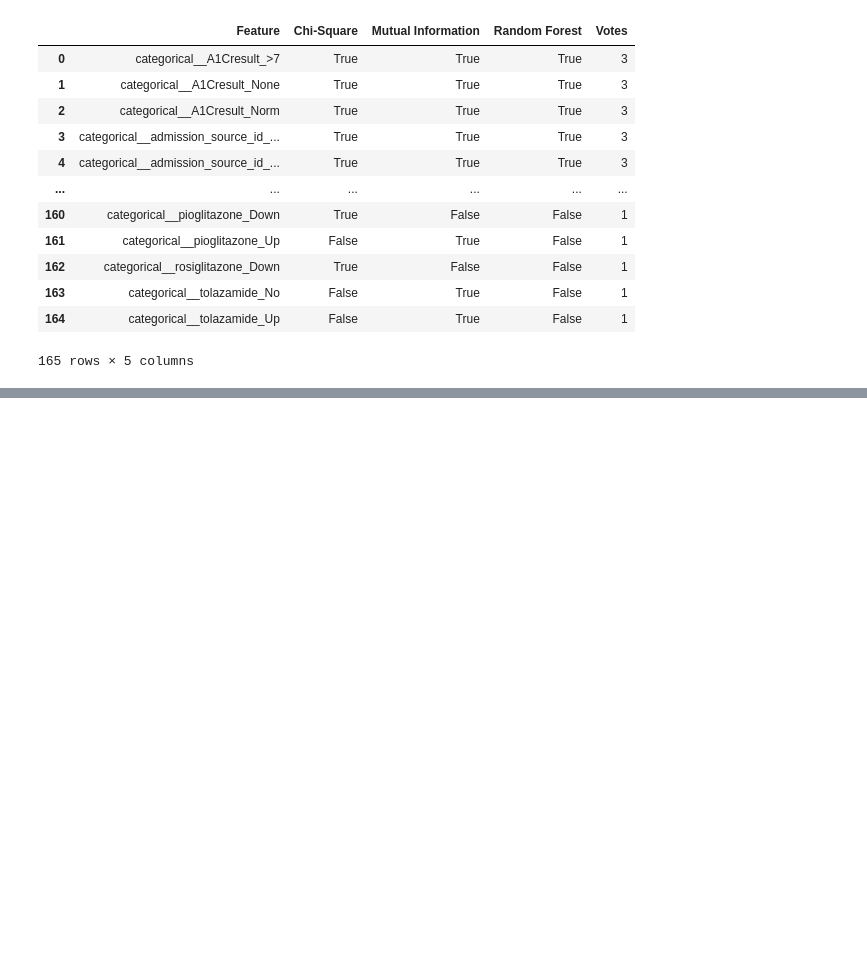
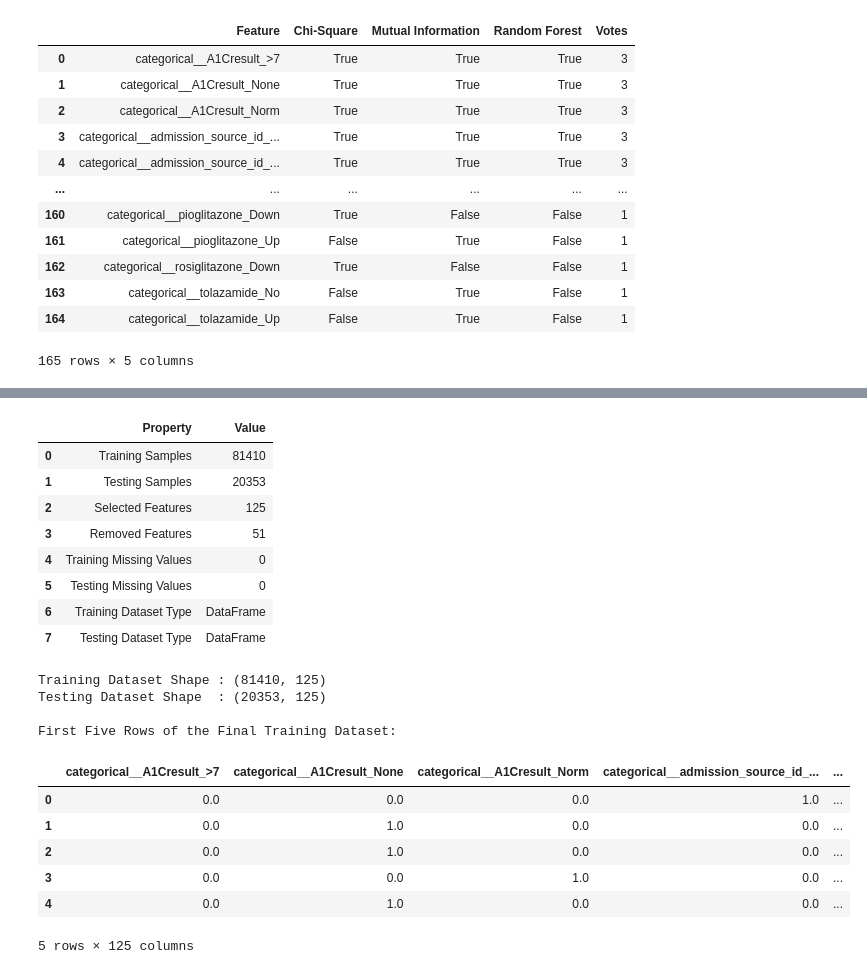
Before and after one commit to ajay-nagpal/Hospital-Readmission-Prediction, a Jupyter notebook: hospital_readmission.ipynb, the cells around one changed output, grey strips where cells are left out. Cells and saved outputs as stored; diff of their text form; code cells hidden in the pictures; blank space fills up the shorter version.

Commit message:
feature selection applied

```diff
--- a/hospital_readmission.ipynb
+++ b/hospital_readmission.ipynb
@@ -3856,0 +3740,70 @@ display(feature_consensus)
+# %%
+# Verify the Final Feature Selection Dataset
+
+# Create a summary of the final training and testing datasets.
+final_dataset_summary = pd.DataFrame({
+
+    "Property": [
+        "Training Samples",
+        "Testing Samples",
+        "Selected Features",
+        "Removed Features",
+        "Training Missing Values",
+        "Testing Missing Values",
+        "Training Dataset Type",
+        "Testing Dataset Type"
+    ],
+
+    "Value": [
+
+        X_train_selected.shape[0],
+        X_test_selected.shape[0],
+
+        X_train_selected.shape[1],
+        X_train_processed.shape[1] -X_train_selected.shape[1],
+
+        X_train_selected.isnull().sum().sum(),
+        X_test_selected.isnull().sum().sum(),
+
+        type(X_train_selected).__name__,
+        type(X_test_selected).__name__
+    ]
+})
+
+# Display the verification summary.
+display(final_dataset_summary)
+
+# Display the dimensions of the final datasets.
+print("Training Dataset Shape :", X_train_selected.shape)
+print("Testing Dataset Shape  :", X_test_selected.shape)
+
+# Display the first five rows of the final training dataset.
+print("\nFirst Five Rows of the Final Training Dataset:\n")
+
+display(X_train_selected.head())
+
+# Display the first 20 selected feature names.
+print("First 20 Selected Features:\n")
+for feature in X_train_selected.columns[:20]:
+    print(feature)
+# %% [output]
+|  | Property | Value |
+| 0 | Training Samples | 81410 |
+| 1 | Testing Samples | 20353 |
+| 2 | Selected Features | 125 |
+| 3 | Removed Features | 51 |
+| 4 | Training Missing Values | 0 |
+| 5 | Testing Missing Values | 0 |
+| 6 | Training Dataset Type | DataFrame |
+| 7 | Testing Dataset Type | DataFrame |
+Training Dataset Shape : (81410, 125)
+Testing Dataset Shape  : (20353, 125)
+
+First Five Rows of the Final Training Dataset:
+|  | categorical__A1Cresult_>7 | categorical__A1Cresult_None | categorical__A1Cresult_Norm | categorical__admission_source_id_... | ... |
+| 0 | 0.0 | 0.0 | 0.0 | 1.0 | ... |
+| 1 | 0.0 | 1.0 | 0.0 | 0.0 | ... |
+| 2 | 0.0 | 1.0 | 0.0 | 0.0 | ... |
+| 3 | 0.0 | 0.0 | 1.0 | 0.0 | ... |
+| 4 | 0.0 | 1.0 | 0.0 | 0.0 | ... |
+5 rows × 125 columns
```
Also changed, not shown: parts of 68 cells of this notebook.
